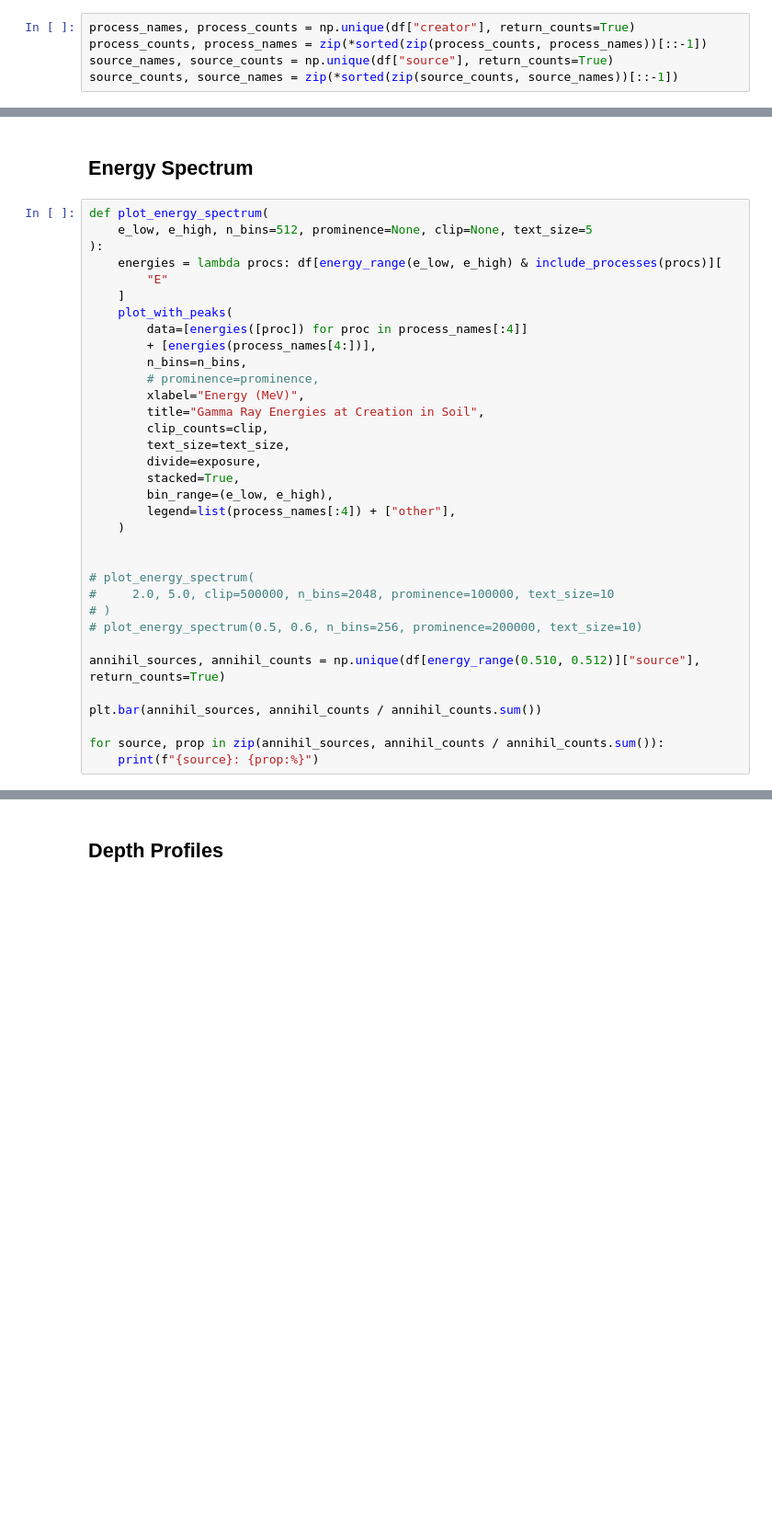
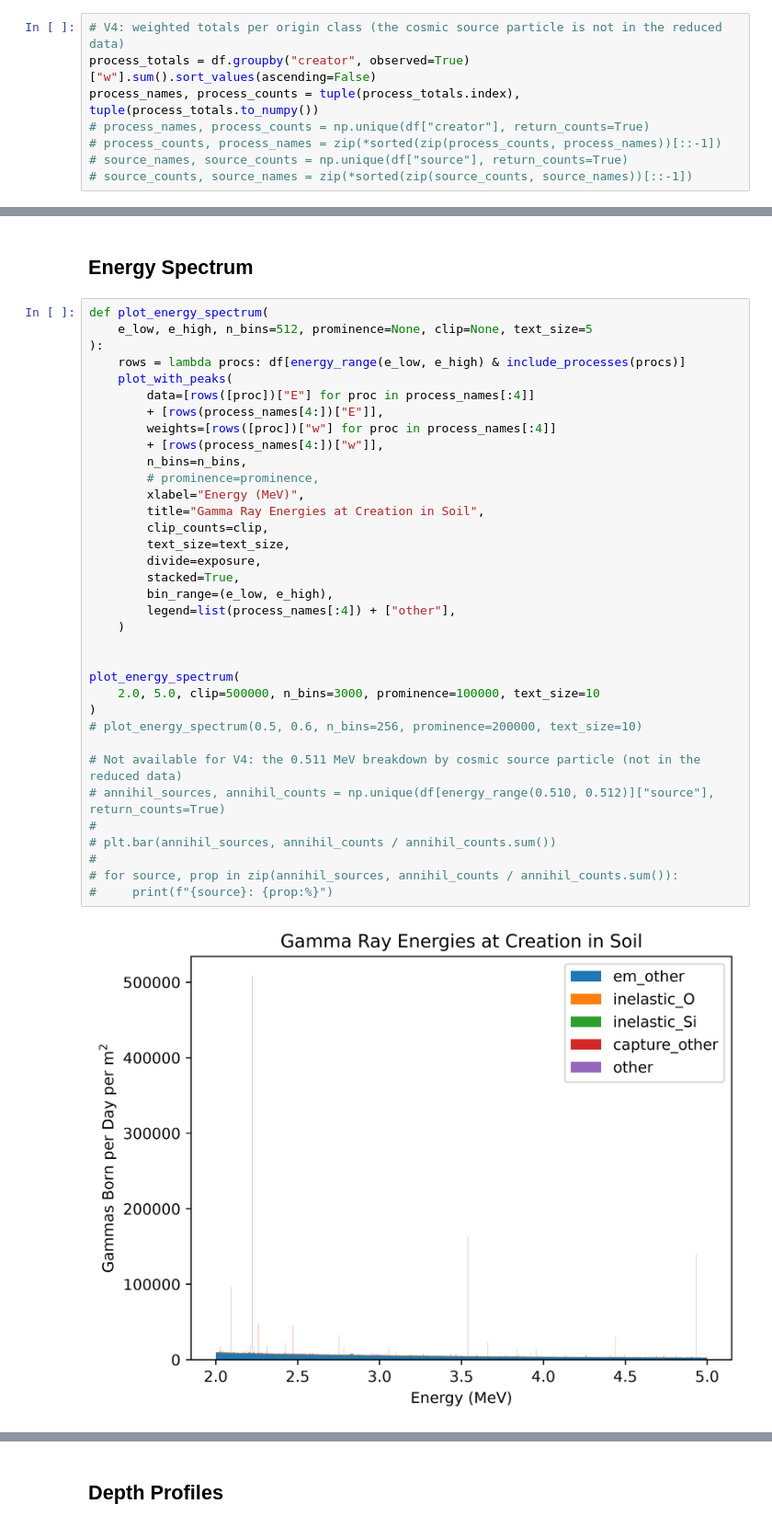
Before and after one commit to Jude-E-dev/Carbon-ASC-Repo, a Jupyter notebook: analysis/analyse-character.ipynb, the cells around one changed output, grey strips where cells are left out. Shown at 92% size. Cells and saved outputs as stored; diff of their text form; blank space fills up the shorter version.

```diff
--- a/analysis/analyse-character.ipynb
+++ b/analysis/analyse-character.ipynb
@@ -170,6 +249,9 @@ upward = df["p_z"] > 0.0
 # %%
-process_names, process_counts = np.unique(df["creator"], return_counts=True)
-process_counts, process_names = zip(*sorted(zip(process_counts, process_names))[::-1])
-source_names, source_counts = np.unique(df["source"], return_counts=True)
-source_counts, source_names = zip(*sorted(zip(source_counts, source_names))[::-1])
+# V4: weighted totals per origin class (the cosmic source particle is not in the reduced data)
+process_totals = df.groupby("creator", observed=True)["w"].sum().sort_values(ascending=False)
+process_names, process_counts = tuple(process_totals.index), tuple(process_totals.to_numpy())
+# process_names, process_counts = np.unique(df["creator"], return_counts=True)
+# process_counts, process_names = zip(*sorted(zip(process_counts, process_names))[::-1])
+# source_names, source_counts = np.unique(df["source"], return_counts=True)
+# source_counts, source_names = zip(*sorted(zip(source_counts, source_names))[::-1])
 # %%
@@ -181,35 +271,38 @@ df[include_processes(["", "neutronInelastic"])]["z"].agg(["mean", "sem"])
 # %%
 def plot_energy_spectrum(
     e_low, e_high, n_bins=512, prominence=None, clip=None, text_size=5
 ):
-    energies = lambda procs: df[energy_range(e_low, e_high) & include_processes(procs)][
-        "E"
-    ]
+    rows = lambda procs: df[energy_range(e_low, e_high) & include_processes(procs)]
     plot_with_peaks(
-        data=[energies([proc]) for proc in process_names[:4]]
-        + [energies(process_names[4:])],
+        data=[rows([proc])["E"] for proc in process_names[:4]]
+        + [rows(process_names[4:])["E"]],
+        weights=[rows([proc])["w"] for proc in process_names[:4]]
+        + [rows(process_names[4:])["w"]],
         n_bins=n_bins,
         # prominence=prominence,
         xlabel="Energy (MeV)",
         title="Gamma Ray Energies at Creation in Soil",
         clip_counts=clip,
         text_size=text_size,
         divide=exposure,
         stacked=True,
         bin_range=(e_low, e_high),
         legend=list(process_names[:4]) + ["other"],
     )
 
 
-# plot_energy_spectrum(
-#     2.0, 5.0, clip=500000, n_bins=2048, prominence=100000, text_size=10
-# )
+plot_energy_spectrum(
+    2.0, 5.0, clip=500000, n_bins=3000, prominence=100000, text_size=10
+)
 # plot_energy_spectrum(0.5, 0.6, n_bins=256, prominence=200000, text_size=10)
 
-annihil_sources, annihil_counts = np.unique(df[energy_range(0.510, 0.512)]["source"], return_counts=True)
-
-plt.bar(annihil_sources, annihil_counts / annihil_counts.sum())
-
-for source, prop in zip(annihil_sources, annihil_counts / annihil_counts.sum()):
-    print(f"{source}: {prop:%}")
+# Not available for V4: the 0.511 MeV breakdown by cosmic source particle (not in the reduced data)
+# annihil_sources, annihil_counts = np.unique(df[energy_range(0.510, 0.512)]["source"], return_counts=True)
+#
+# plt.bar(annihil_sources, annihil_counts / annihil_counts.sum())
+#
+# for source, prop in zip(annihil_sources, annihil_counts / annihil_counts.sum()):
+#     print(f"{source}: {prop:%}")
+# %% [output]
+[figure, added]
 # %%
```
Also changed, not shown: parts of 35 cells of this notebook, 2 other files.
